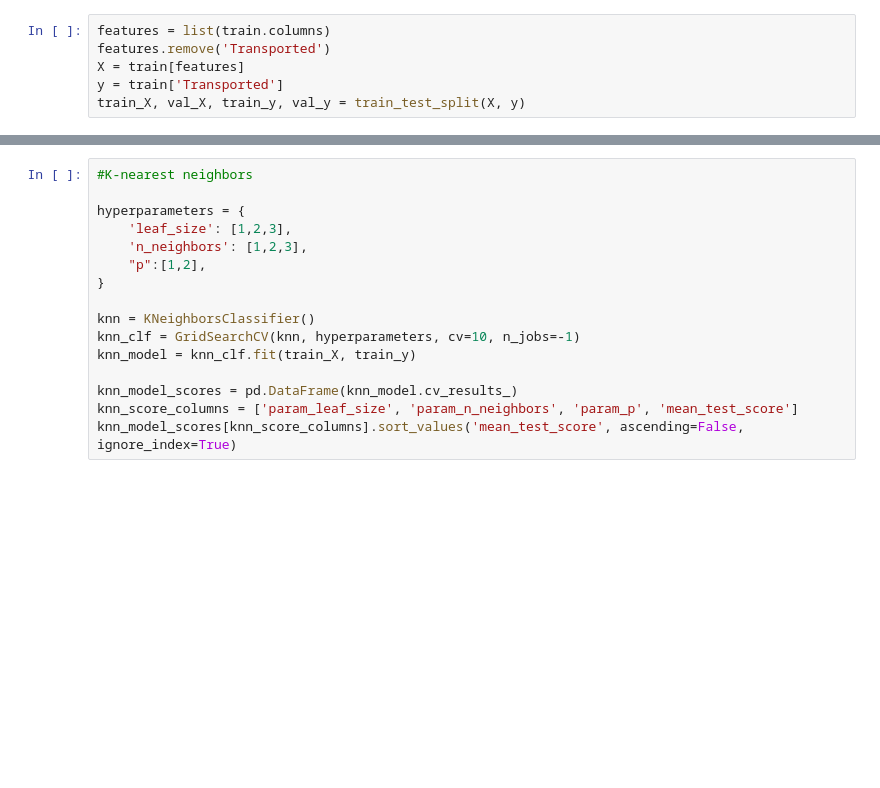
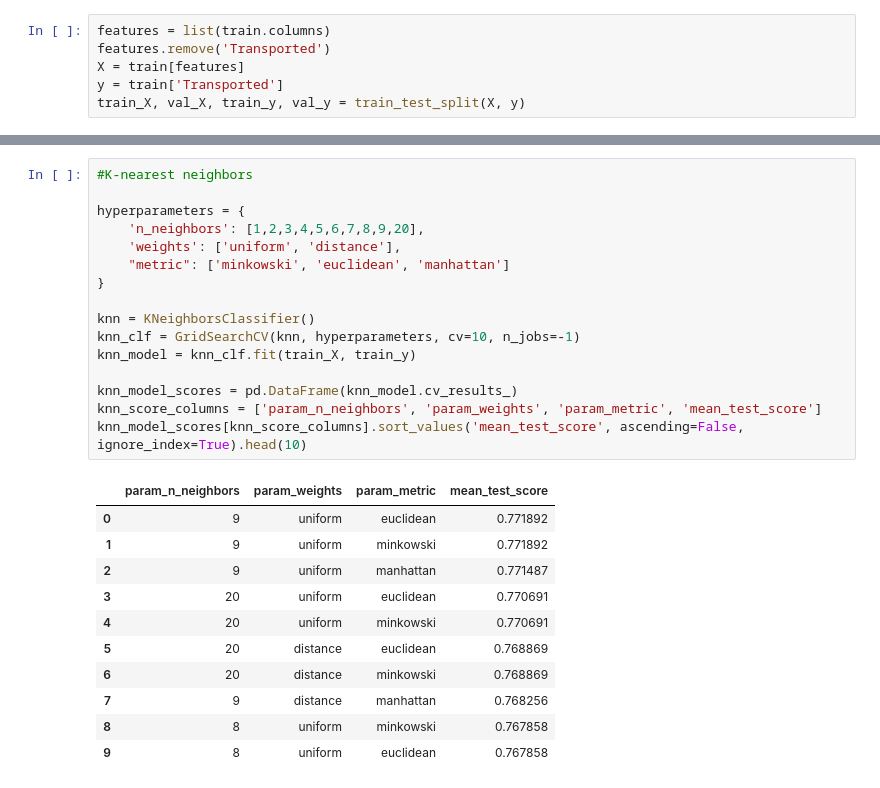
Before and after one commit to dpatularu/ai-final-project, a Jupyter notebook: final.ipynb, the cells around one changed output, grey strips where cells are left out. Drawn from its saved outputs; the diff is of its cells as text; blank space fills up the shorter version.

```diff
--- a/final.ipynb
+++ b/final.ipynb
@@ -170,19 +202,31 @@ TypeError: 'Styler' object is not subscriptable
 # %%
 #K-nearest neighbors
 
 hyperparameters = {
-    'leaf_size': [1,2,3],
-    'n_neighbors': [1,2,3],
-    "p":[1,2],
+    'n_neighbors': [1,2,3,4,5,6,7,8,9,20],
+    'weights': ['uniform', 'distance'],
+    "metric": ['minkowski', 'euclidean', 'manhattan']
 }
 
 knn = KNeighborsClassifier()
 knn_clf = GridSearchCV(knn, hyperparameters, cv=10, n_jobs=-1)
 knn_model = knn_clf.fit(train_X, train_y)
 
 knn_model_scores = pd.DataFrame(knn_model.cv_results_)
-knn_score_columns = ['param_leaf_size', 'param_n_neighbors', 'param_p', 'mean_test_score']
-knn_model_scores[knn_score_columns].sort_values('mean_test_score', ascending=False, ignore_index=True)
+knn_score_columns = ['param_n_neighbors', 'param_weights', 'param_metric', 'mean_test_score']
+knn_model_scores[knn_score_columns].sort_values('mean_test_score', ascending=False, ignore_index=True).head(10)
+# %% [output]
+|  | param_n_neighbors | param_weights | param_metric | mean_test_score |
+| 0 | 9 | uniform | euclidean | 0.771892 |
+| 1 | 9 | uniform | minkowski | 0.771892 |
+| 2 | 9 | uniform | manhattan | 0.771487 |
+| 3 | 20 | uniform | euclidean | 0.770691 |
+| 4 | 20 | uniform | minkowski | 0.770691 |
+| 5 | 20 | distance | euclidean | 0.768869 |
+| 6 | 20 | distance | minkowski | 0.768869 |
+| 7 | 9 | distance | manhattan | 0.768256 |
+| 8 | 8 | uniform | minkowski | 0.767858 |
+| 9 | 8 | uniform | euclidean | 0.767858 |
 # %% [markdown]
 # Support Vector Machine
 The Support Vector Machine (SVM) algorithm's goal is to find an N-dimensional hyperplane that classifies the data. The hyperplane's geometry depends on dimensionality; a dataset with two attributes would have a hyperplane of a line, three attributes a plane and etc. There are many viable hyperplanes that can classify a data set, so we look for one that has the maximizes the amount of margin: the maximum distance between data points of both classes. By maximizing the margin, we create a buffer for future predictions and minimize overfitting.
```
Also changed, not shown: parts of 14 cells of this notebook.
